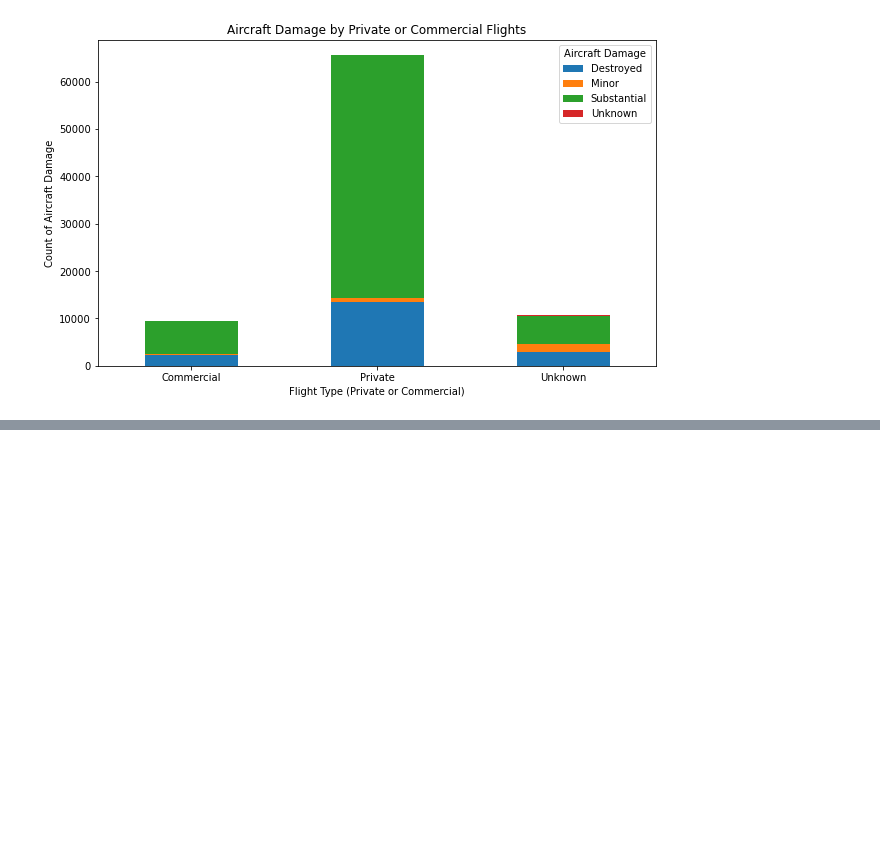
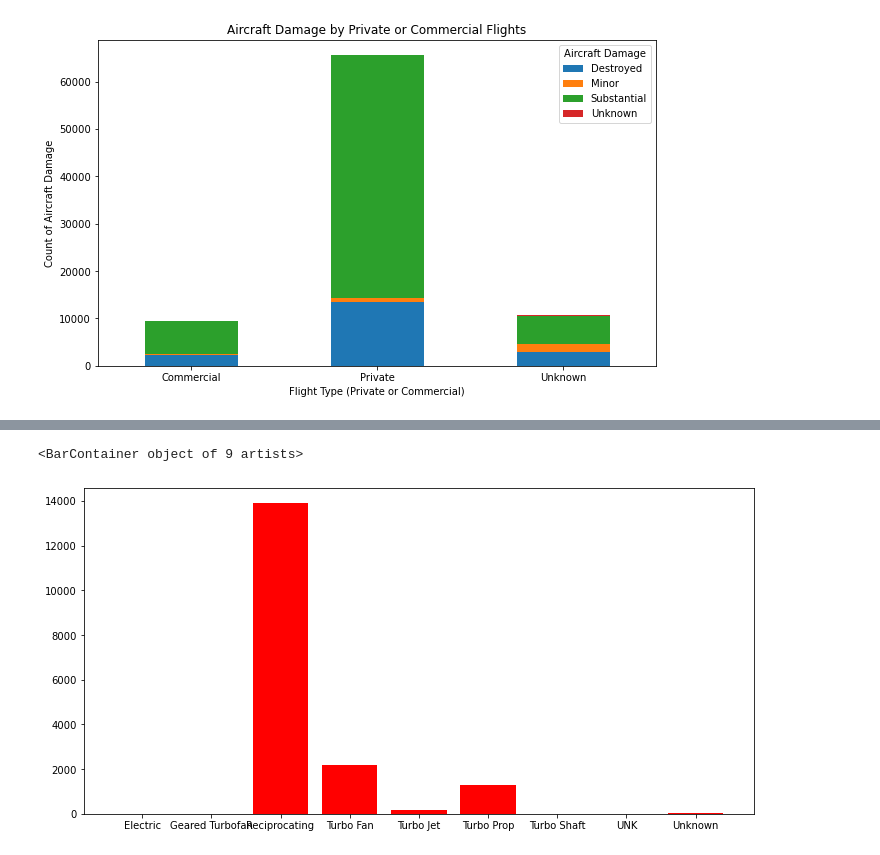
Before and after one commit to rahroy82/Aircraft-analysis, a Jupyter notebook: aircraft_analysis.ipynb, the cells around one changed output, grey strips where cells are left out. Drawn from its saved outputs; the diff is of its cells as text; code cells hidden in the pictures; blank space fills up the shorter version.

```diff
--- a/aircraft_analysis.ipynb
+++ b/aircraft_analysis.ipynb
@@ -233,0 +288,11 @@ plt.show()
+# %%
+grouped_df = ap_after_2004.groupby('Engine.Type')[['Total.Injuries']].sum().reset_index()
+
+# Create figure and axis
+fig, ax = plt.subplots(figsize=(12, 6))
+
+# Plot bar chart for Total Injuries by Engine Type
+ax.bar(grouped_df['Engine.Type'], grouped_df['Total.Injuries'], color='red', label='Total Injuries')
+# %% [output]
+<BarContainer object of 9 artists>
+[figure, added]
```
Also changed, not shown: parts of 12 cells of this notebook.
